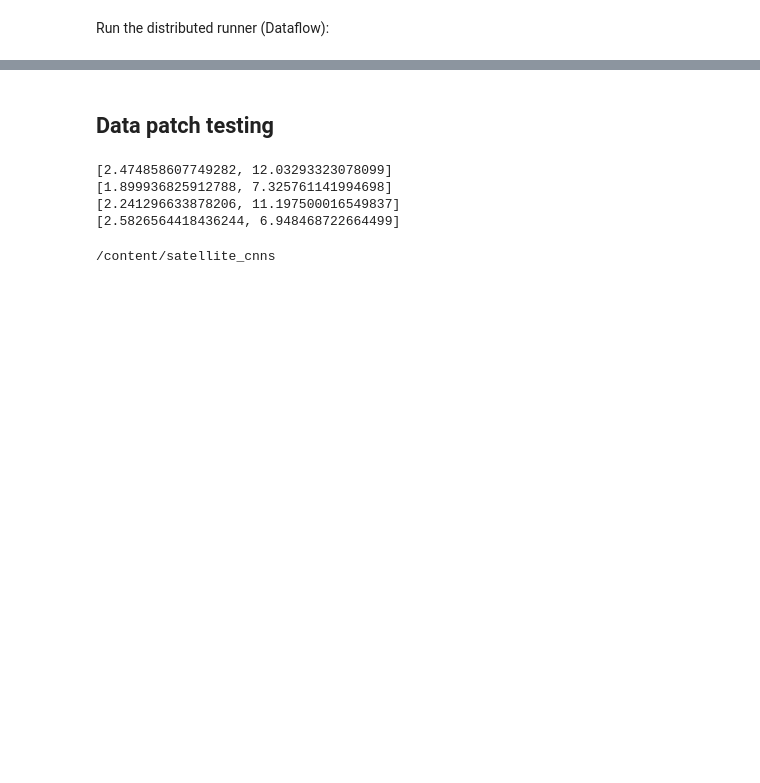
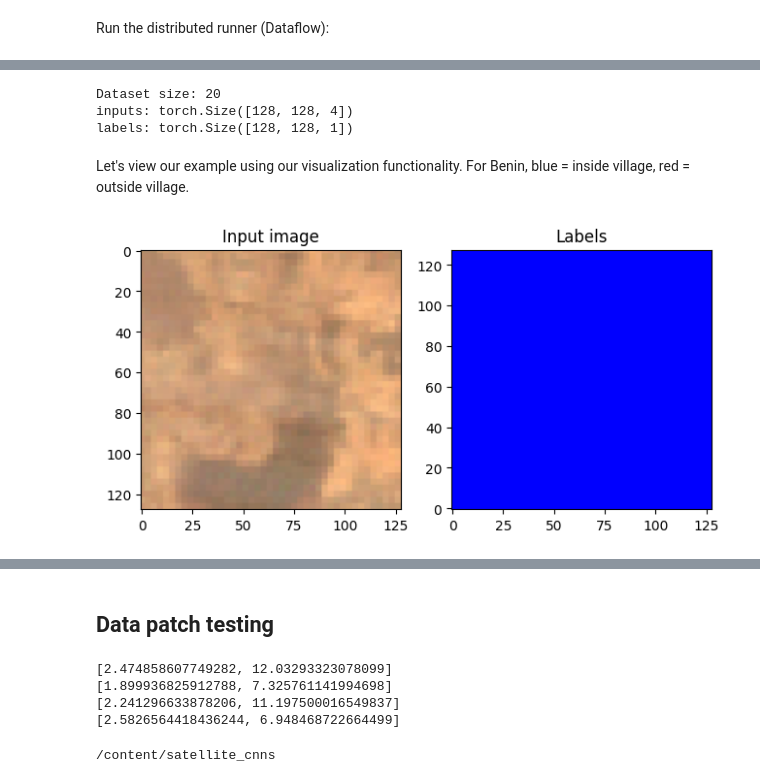
Before and after one commit to Sanford-Lab/satellite_cnns, a Jupyter notebook: benin_apache_pipeline.ipynb, the cells around one changed output, grey strips where cells are left out. Cells and saved outputs as stored; diff of their text form; code cells hidden in the pictures; blank space fills up the shorter version.

Commit message:
Now you can initialize a dataset and access it's data from a dir of npz files

```diff
--- a/benin_apache_pipeline.ipynb
+++ b/benin_apache_pipeline.ipynb
@@ -365,0 +405,5 @@ It seems that there is some data type mismatch when creating the dataset. Immedi
+# %%
+import torch
+from read_data import DatasetFromPath, test_train_split
+
+dataset = DatasetFromPath('data-training')
@@ -365,0 +423,21 @@ It seems that there is some data type mismatch when creating the dataset. Immedi
+# %%
+print(f"Dataset size: {len(dataset)}")
+example = dataset[0]  # random access the first element
+
+print(f"inputs: {torch.as_tensor(example['inputs']).shape}")
+print(f"labels: {torch.as_tensor(example['labels']).shape}")
+# %% [output]
+Dataset size: 20
+inputs: torch.Size([128, 128, 4])
+labels: torch.Size([128, 128, 1])
+# %% [markdown]
+Let's view our example using our visualization functionality. For Benin, blue = inside village, red = outside village.
+# %%
+from visualize import show_patch
+
+inputs = example['inputs']
+labels = example['labels']
+
+show_patch(inputs, labels)
+# %% [output]
+[figure, added]
```
Also changed, not shown: parts of 57 cells of this notebook.
